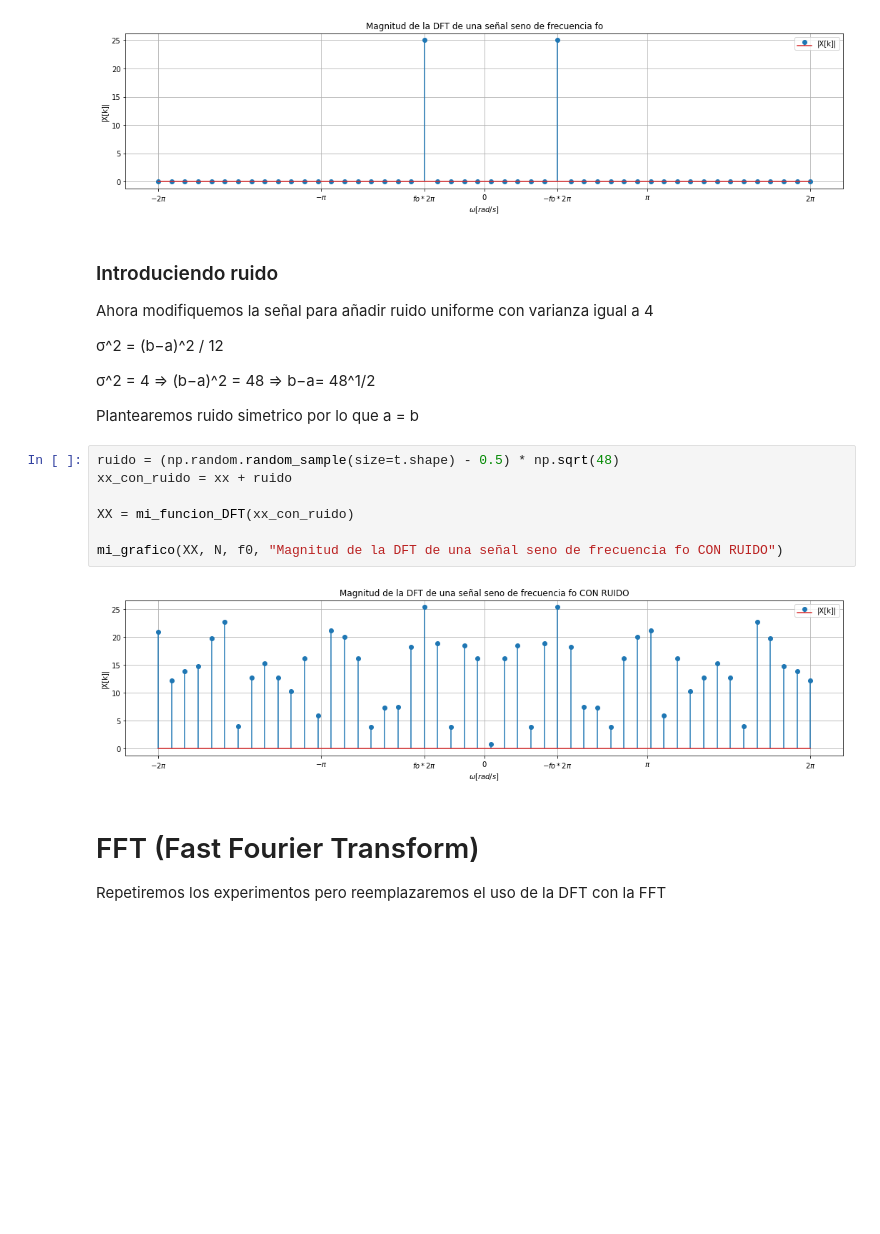
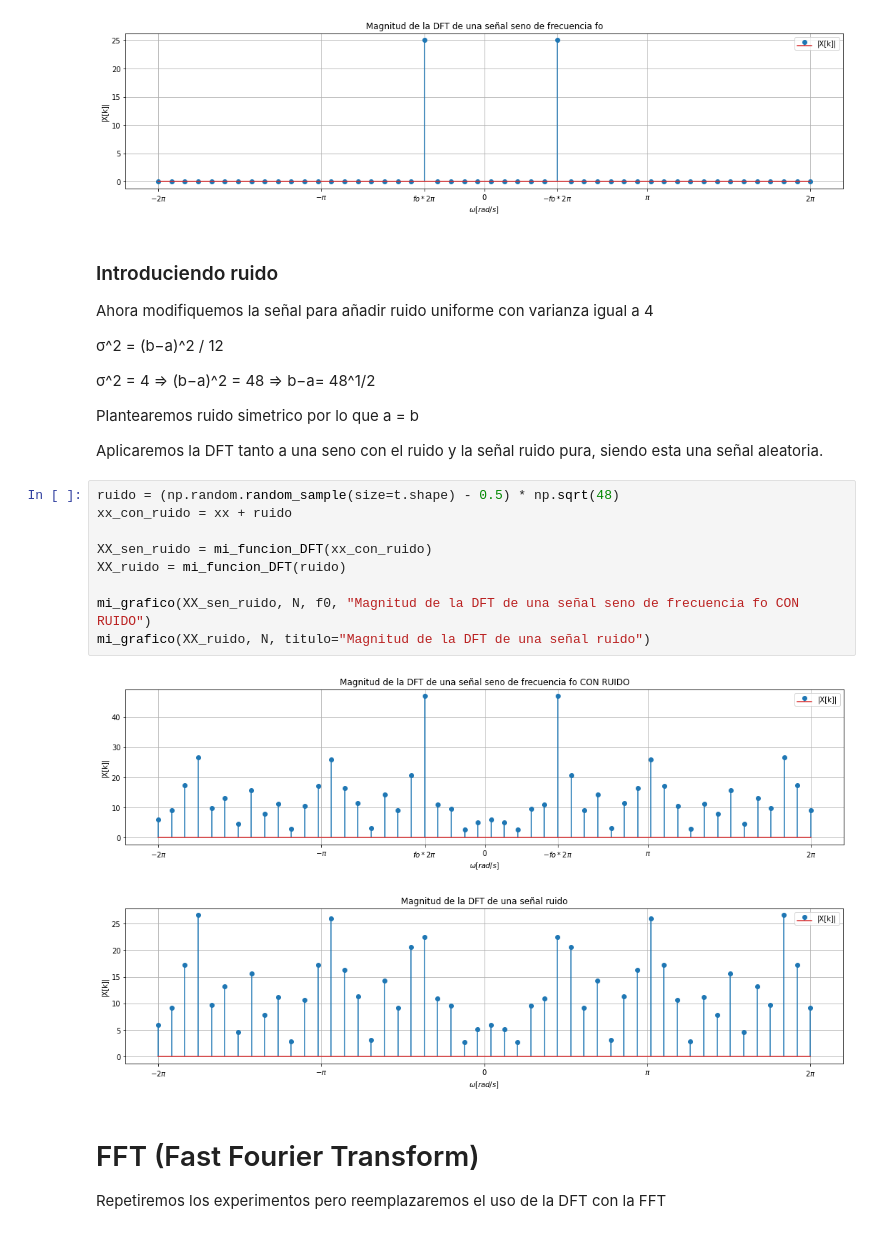
Before and after one commit to mnoe893/PDS_UTNBA_2025, a Jupyter notebook: TS2_DFT.ipynb, the cells around one changed output. Cells and saved outputs as stored; diff of their text form; blank space fills up the shorter version.

Commit message:
senial aleatoria

```diff
--- a/TS2_DFT.ipynb
+++ b/TS2_DFT.ipynb
@@ -61,12 +61,17 @@ Ahora modifiquemos la señal para añadir ruido uniforme con varianza igual a 4
+
+Aplicaremos la DFT tanto a una seno con el ruido y la señal ruido pura, siendo esta una señal aleatoria.
 # %%
 ruido = (np.random.random_sample(size=t.shape) - 0.5) * np.sqrt(48)
 xx_con_ruido = xx + ruido
 
-XX = mi_funcion_DFT(xx_con_ruido)
+XX_sen_ruido = mi_funcion_DFT(xx_con_ruido)
+XX_ruido = mi_funcion_DFT(ruido)
 
-mi_grafico(XX, N, f0, "Magnitud de la DFT de una señal seno de frecuencia fo CON RUIDO")
+mi_grafico(XX_sen_ruido, N, f0, "Magnitud de la DFT de una señal seno de frecuencia fo CON RUIDO")
+mi_grafico(XX_ruido, N, titulo="Magnitud de la DFT de una señal ruido")
 # %% [output]
-[figure, old version]
+[figure, new version]
+[figure, added]
 # %% [markdown]
 # FFT (Fast Fourier Transform)
 Repetiremos los experimentos pero reemplazaremos el uso de la DFT con la FFT
```
Also changed, not shown: parts of 2 cells of this notebook.
